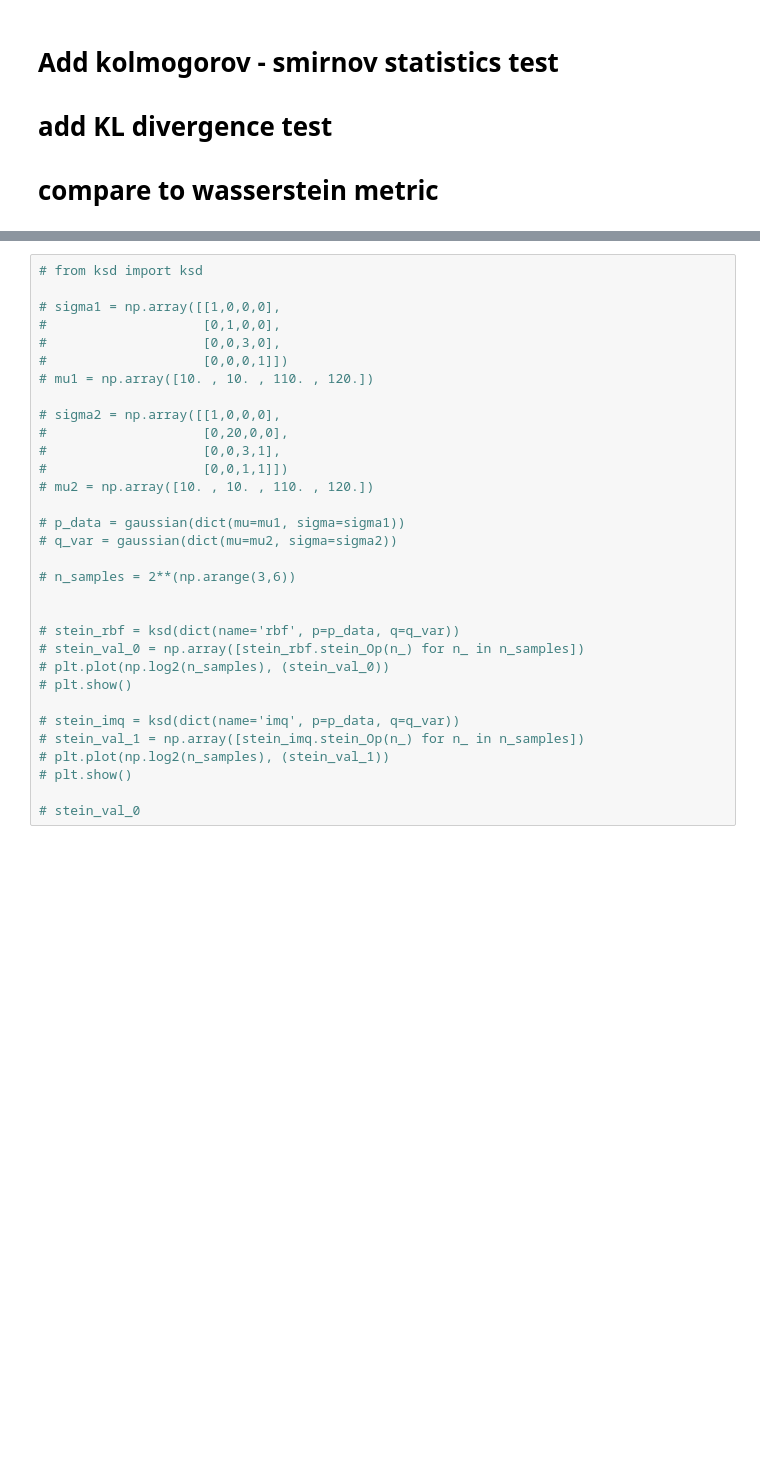
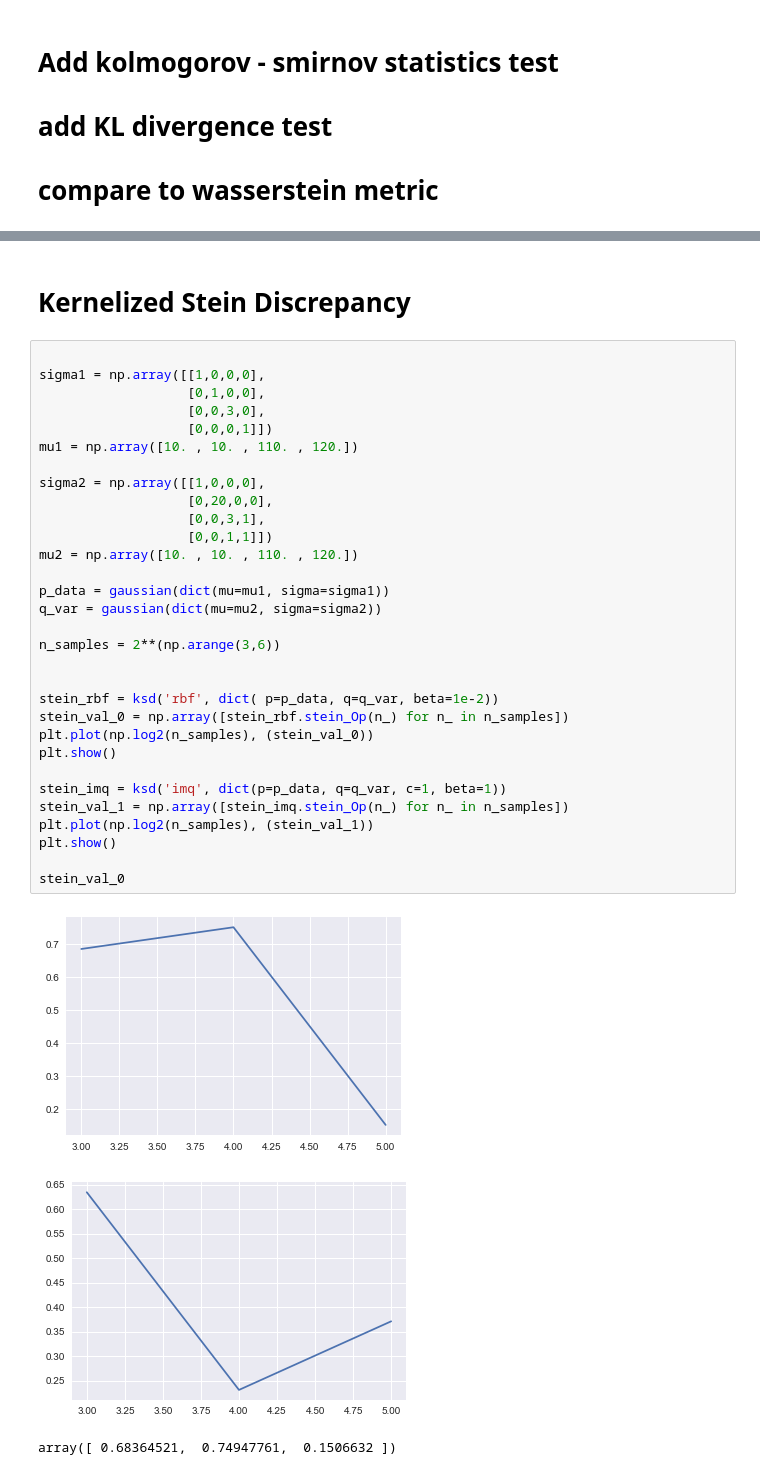
Before and after one commit to singhalrk/stein_ksd, a Jupyter notebook: Stein_Tests.ipynb, the cells around one changed output, grey strips where cells are left out. Cells and saved outputs as stored; diff of their text form; blank space fills up the shorter version.

```diff
--- a/Stein_Tests.ipynb
+++ b/Stein_Tests.ipynb
@@ -123,33 +116,38 @@ plt.show()
+# %% [markdown]
+# Kernelized Stein Discrepancy
 # %%
-# from ksd import ksd
 
-# sigma1 = np.array([[1,0,0,0],
-#                    [0,1,0,0],
-#                    [0,0,3,0],
-#                    [0,0,0,1]])
-# mu1 = np.array([10. , 10. , 110. , 120.])
+sigma1 = np.array([[1,0,0,0],
+                   [0,1,0,0],
+                   [0,0,3,0],
+                   [0,0,0,1]])
+mu1 = np.array([10. , 10. , 110. , 120.])
 
-# sigma2 = np.array([[1,0,0,0],
-#                    [0,20,0,0],
-#                    [0,0,3,1],
-#                    [0,0,1,1]])
-# mu2 = np.array([10. , 10. , 110. , 120.])
+sigma2 = np.array([[1,0,0,0],
+                   [0,20,0,0],
+                   [0,0,3,1],
+                   [0,0,1,1]])
+mu2 = np.array([10. , 10. , 110. , 120.])
 
-# p_data = gaussian(dict(mu=mu1, sigma=sigma1))
-# q_var = gaussian(dict(mu=mu2, sigma=sigma2))
+p_data = gaussian(dict(mu=mu1, sigma=sigma1))
+q_var = gaussian(dict(mu=mu2, sigma=sigma2))
 
-# n_samples = 2**(np.arange(3,6))
+n_samples = 2**(np.arange(3,6))
 
 
-# stein_rbf = ksd(dict(name='rbf', p=p_data, q=q_var))
-# stein_val_0 = np.array([stein_rbf.stein_Op(n_) for n_ in n_samples])
-# plt.plot(np.log2(n_samples), (stein_val_0))
-# plt.show()
+stein_rbf = ksd('rbf', dict( p=p_data, q=q_var, beta=1e-2))
+stein_val_0 = np.array([stein_rbf.stein_Op(n_) for n_ in n_samples])
+plt.plot(np.log2(n_samples), (stein_val_0))
+plt.show()
 
-# stein_imq = ksd(dict(name='imq', p=p_data, q=q_var))
-# stein_val_1 = np.array([stein_imq.stein_Op(n_) for n_ in n_samples])
-# plt.plot(np.log2(n_samples), (stein_val_1))
-# plt.show()
+stein_imq = ksd('imq', dict(p=p_data, q=q_var, c=1, beta=1))
+stein_val_1 = np.array([stein_imq.stein_Op(n_) for n_ in n_samples])
+plt.plot(np.log2(n_samples), (stein_val_1))
+plt.show()
 
-# stein_val_0
+stein_val_0
+# %% [output]
+[figure, added]
+[figure, added]
+array([ 0.68364521,  0.74947761,  0.1506632 ])
 # %% [markdown]
```
Also changed, not shown: parts of 15 cells of this notebook, 3 other files.
